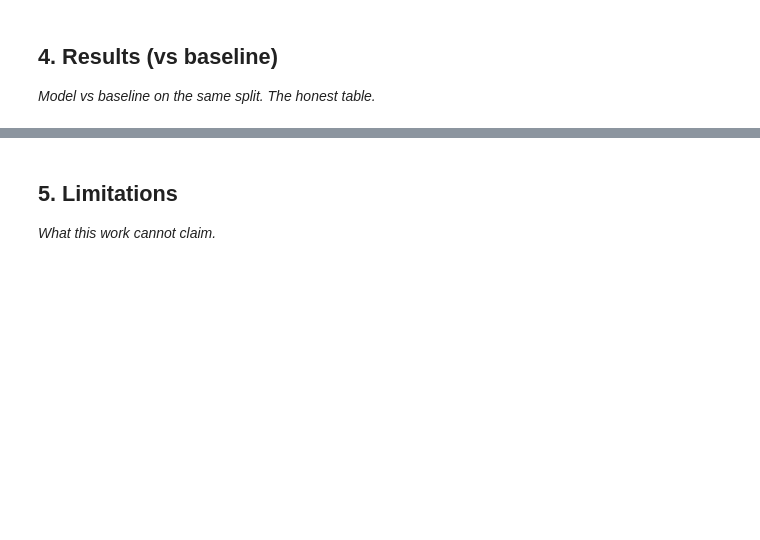
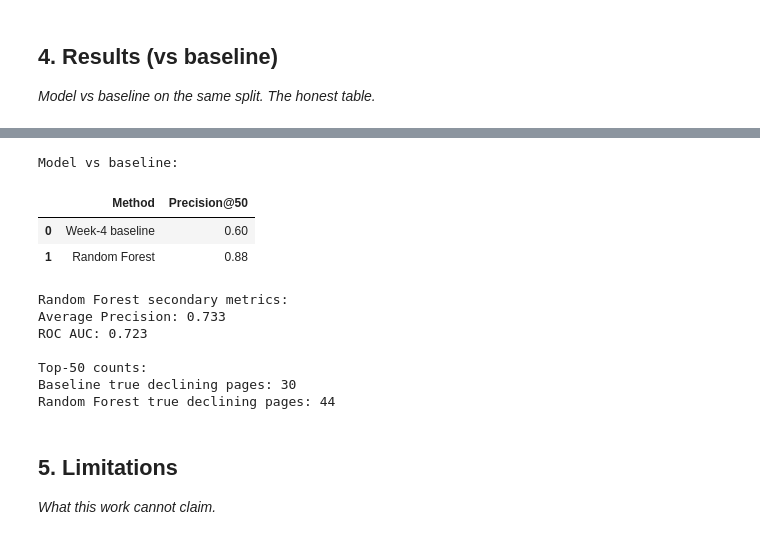
Before and after one commit to Kaunaingul-ai/flyrank-ml-internship, a Jupyter notebook: work/notebooks/capstone.ipynb, the cells around one changed output, grey strips where cells are left out. Saved outputs shown, nothing was run; the diff lists cells and outputs as text; code cells hidden in the pictures; blank space fills up the shorter version.

```diff
--- a/work/notebooks/capstone.ipynb
+++ b/work/notebooks/capstone.ipynb
@@ -25,3 +181,56 @@ This skeleton is yours to fill. Work the sections **in order** — each one has
+# %%
+from sklearn.metrics import average_precision_score, roc_auc_score
+
+def precision_at_k(scores, y_true, k=50):
+    scores = np.asarray(scores)
+    y_true = np.asarray(y_true)
+
+    top_idx = np.argsort(scores)[::-1][:k]
+    return y_true[top_idx].mean()
+
+# Random Forest probabilities
+rf_score = rf_model.predict_proba(X_valid)[:, 1]
+
+# Same metric for both methods
+baseline_p50 = precision_at_k(
+    baseline_rank_score,
+    y_valid,
+    k=50
+)
+
+rf_p50 = precision_at_k(
+    rf_score,
+    y_valid,
+    k=50
+)
+
+comparison = pd.DataFrame({
+    "Method": ["Week-4 baseline", "Random Forest"],
+    "Precision@50": [baseline_p50, rf_p50]
+})
+
+print("Model vs baseline:")
+display(comparison.round(3))
+
+print("Random Forest secondary metrics:")
+print("Average Precision:", round(average_precision_score(y_valid, rf_score), 3))
+print("ROC AUC:", round(roc_auc_score(y_valid, rf_score), 3))
+
+print("\nTop-50 counts:")
+print("Baseline true declining pages:", int(round(baseline_p50 * 50)))
+print("Random Forest true declining pages:", int(round(rf_p50 * 50)))
+# %% [output]
+Model vs baseline:
+|  | Method | Precision@50 |
+| 0 | Week-4 baseline | 0.60 |
+| 1 | Random Forest | 0.88 |
+Random Forest secondary metrics:
+Average Precision: 0.733
+ROC AUC: 0.723
+
+Top-50 counts:
+Baseline true declining pages: 30
+Random Forest true declining pages: 44
 # %% [markdown]
 ## 5. Limitations
 
```
Also changed, not shown: parts of 15 cells of this notebook.
